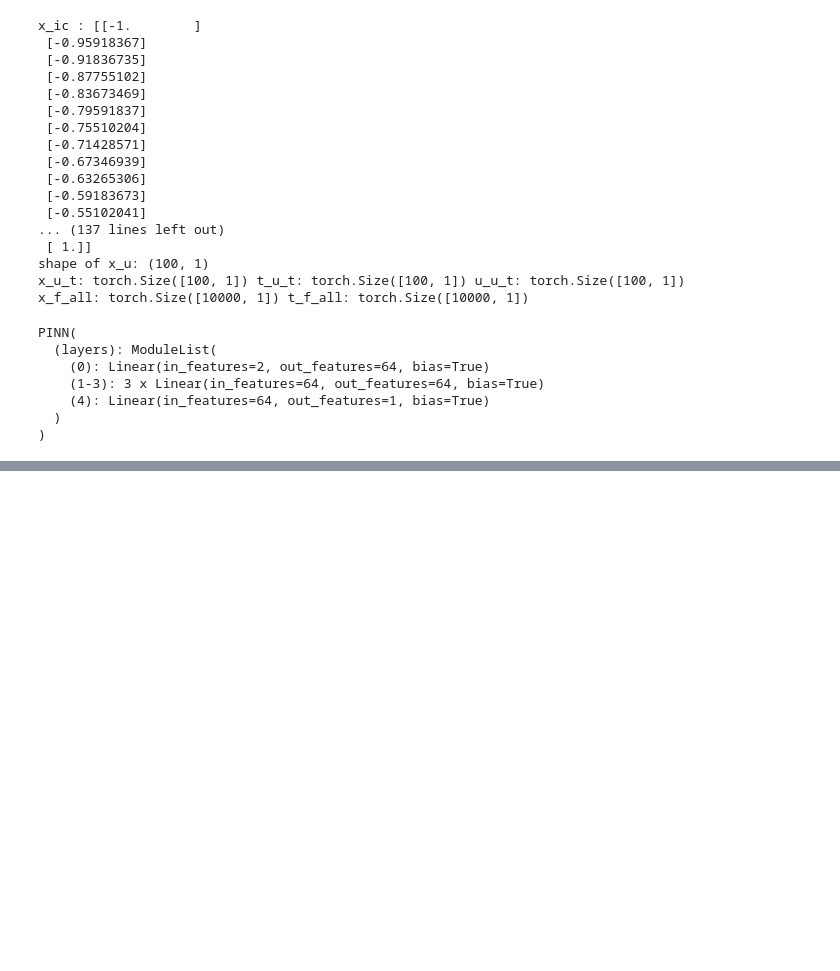
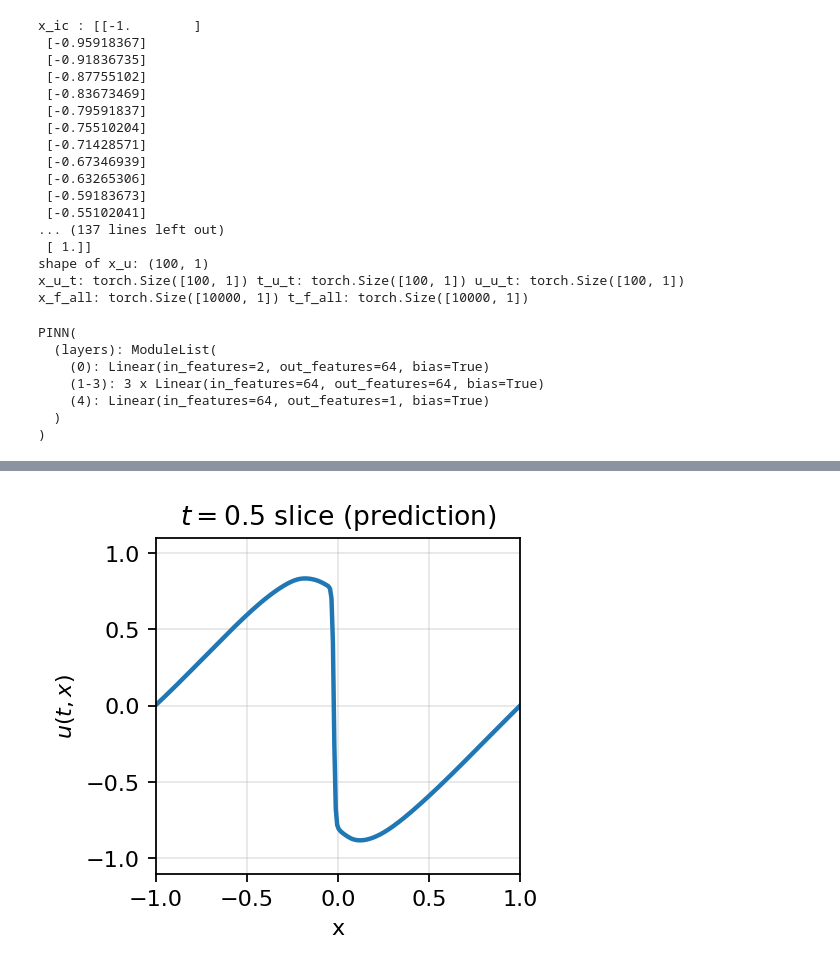
Before and after one commit to jaredlan1/getting_started_with_ML, a Jupyter notebook: HW_3.ipynb, the cells around one changed output, grey strips where cells are left out. Saved outputs shown, nothing was run; the diff lists cells and outputs as text; code cells hidden in the pictures; blank space fills up the shorter version.

```diff
--- a/HW_3.ipynb
+++ b/HW_3.ipynb
@@ -114,0 +250,18 @@ PINN(
+# %%
+t_slice = .5
+with torch.no_grad():
+    x_slice_t=to_tensor(xg[:,None],requires_grad=False)
+    t_slice_t=to_tensor((t_slice*np.ones((nx,1))),requires_grad=False)
+    u_slice_pred = model(x_slice_t, t_slice_t).detach().cpu().numpy().ravel()
+
+fig=plt.figure(figsize=(10, 6),dpi=160)
+ax2 = plt.subplot2grid((2, 3), (1, 2))
+ax2.plot(xg, u_slice_pred, linewidth=2)
+ax2.set_title(r"$t=0.5$ slice (prediction)")
+ax2.set_xlabel("x")
+ax2.set_ylabel(r"$u(t,x)$")
+ax2.set_xlim([-1, 1])
+ax2.set_ylim([-1.1, 1.1])
+ax2.grid(True, alpha=0.3)
+# %% [output]
+[figure, added]
```
Also changed, not shown: parts of 10 cells of this notebook.
